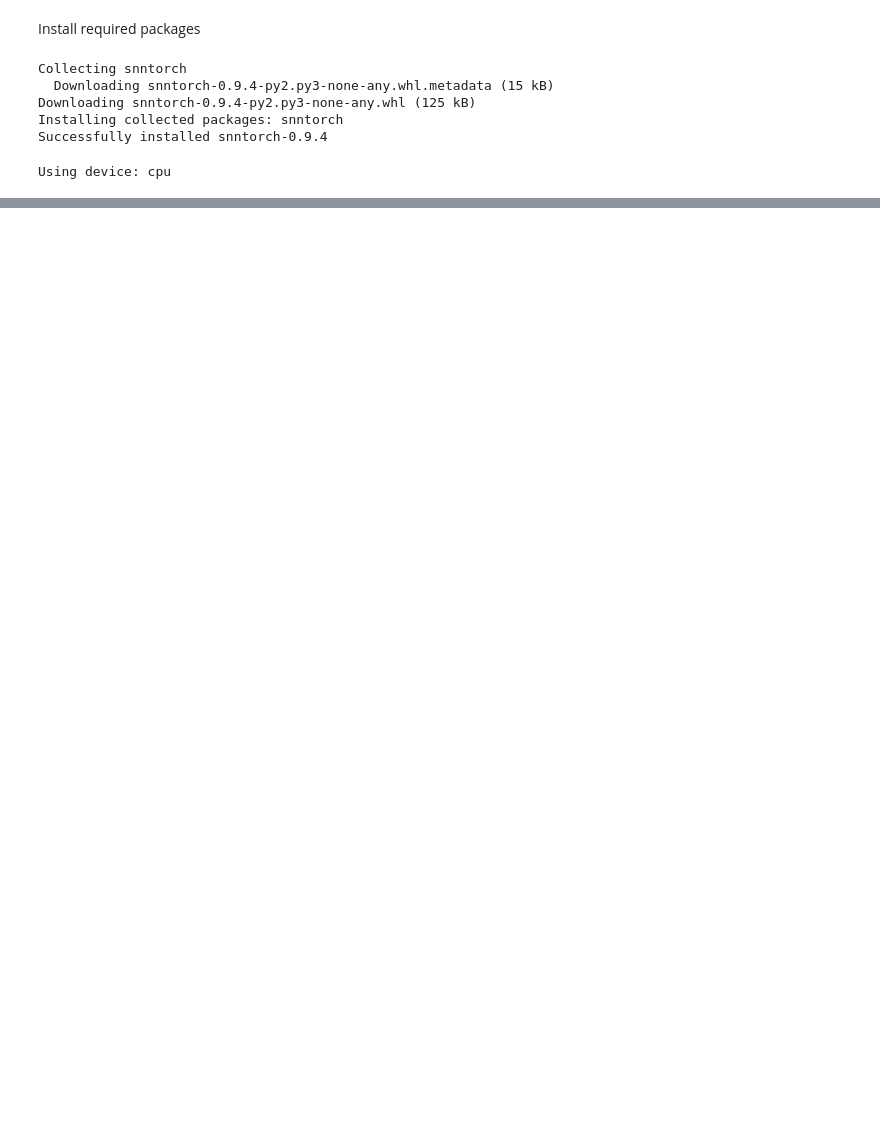
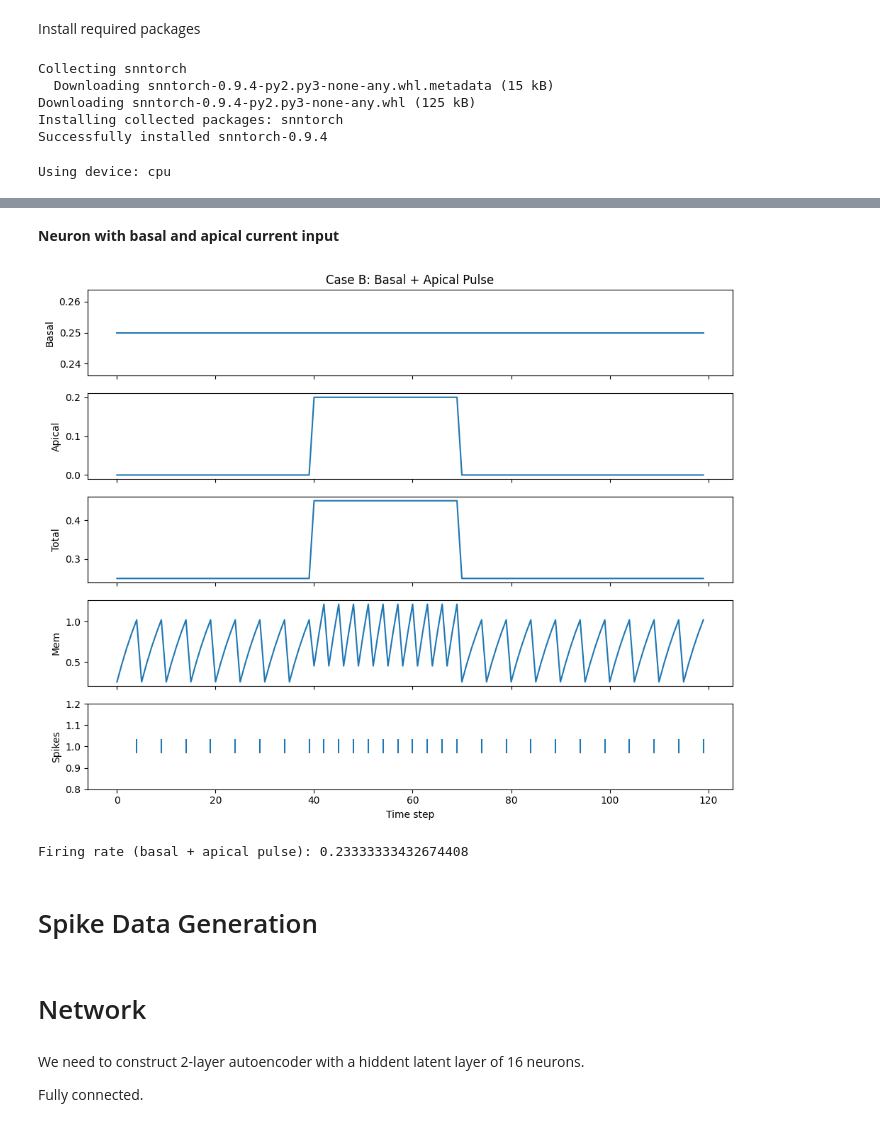
Before and after one commit to BTrifonov/BTrifonov, a Jupyter notebook: snn_network.ipynb, the cells around one changed output, grey strips where cells are left out. Drawn from its saved outputs; the diff is of its cells as text; code cells hidden in the pictures; blank space fills up the shorter version.

```diff
--- a/snn_network.ipynb
+++ b/snn_network.ipynb
@@ -130,0 +288,37 @@ def run_single_lif(
+# %% [markdown]
+**Neuron with basal and apical current input**
+# %%
+# Now add an apical pulse on top of the same basal current.
+# This is the key test: can an extra teaching/modulation current
+# shift the neuron's behavior in a predictable way?
+
+T = 120
+basal_current = torch.ones(T) * 0.25
+apical_current = torch.zeros(T)
+
+# Add a pulse in the middle
+apical_current[40:70] = 0.20
+
+total, spk_rec, mem_rec = run_single_lif_two_streams(
+    basal_current=basal_current,
+    apical_current=apical_current,
+    g_apical=1.0,
+    beta=beta,
+    threshold=threshold,
+)
+
+plot_two_stream_test(
+    basal_current,
+    apical_current,
+    total,
+    spk_rec,
+    mem_rec,
+    title="Case B: Basal + Apical Pulse"
+)
+
+print("Firing rate (basal + apical pulse):", spk_rec.float().mean().item())
+# %% [output]
+[figure, added]
+Firing rate (basal + apical pulse): 0.23333333432674408
+# %% [markdown]
+# Spike Data Generation
@@ -130,0 +343,6 @@ def run_single_lif(
+# %% [markdown]
+# Network
+# %% [markdown]
+We need to construct 2-layer autoencoder with a hiddent latent layer of 16 neurons.
+
+Fully connected.
```
Also changed, not shown: parts of 11 cells of this notebook.
